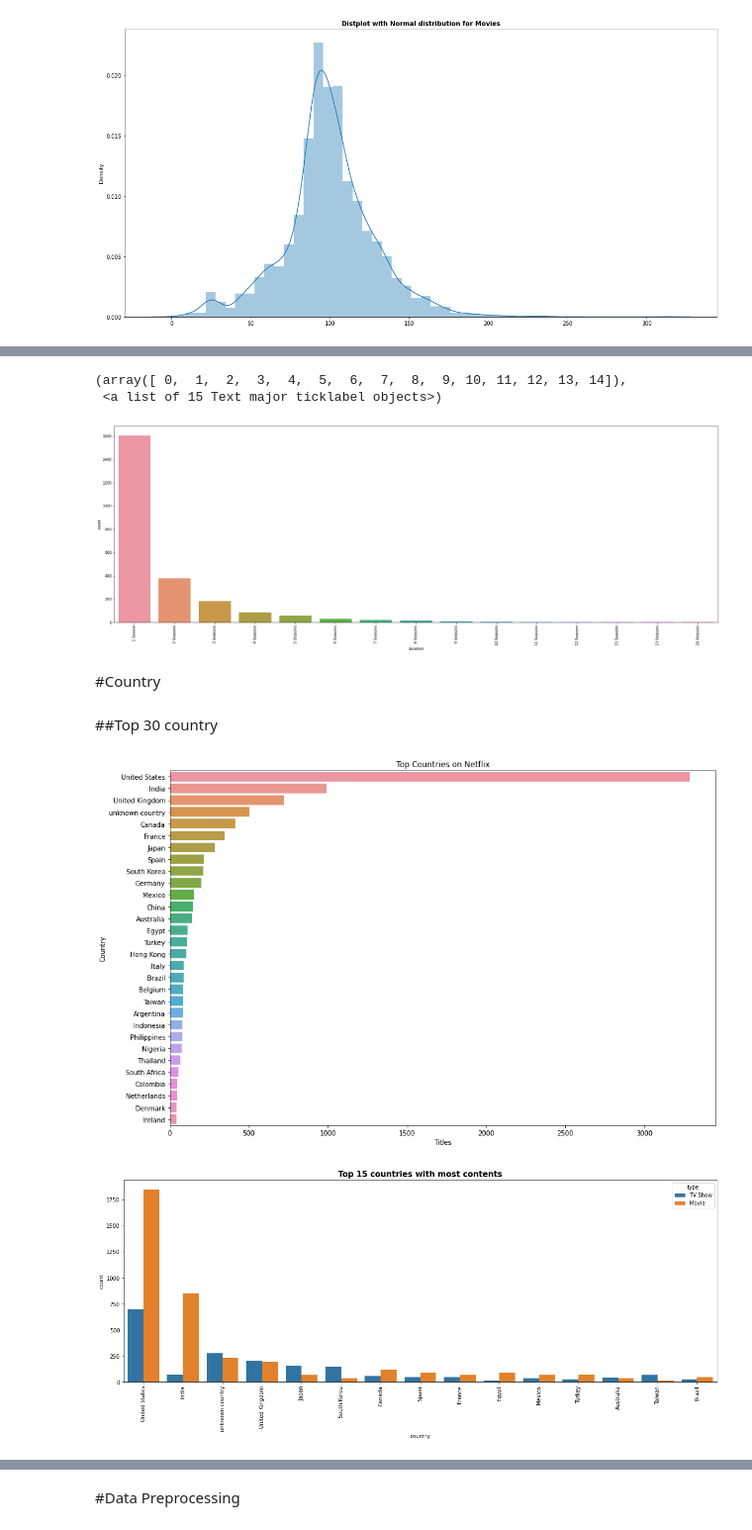
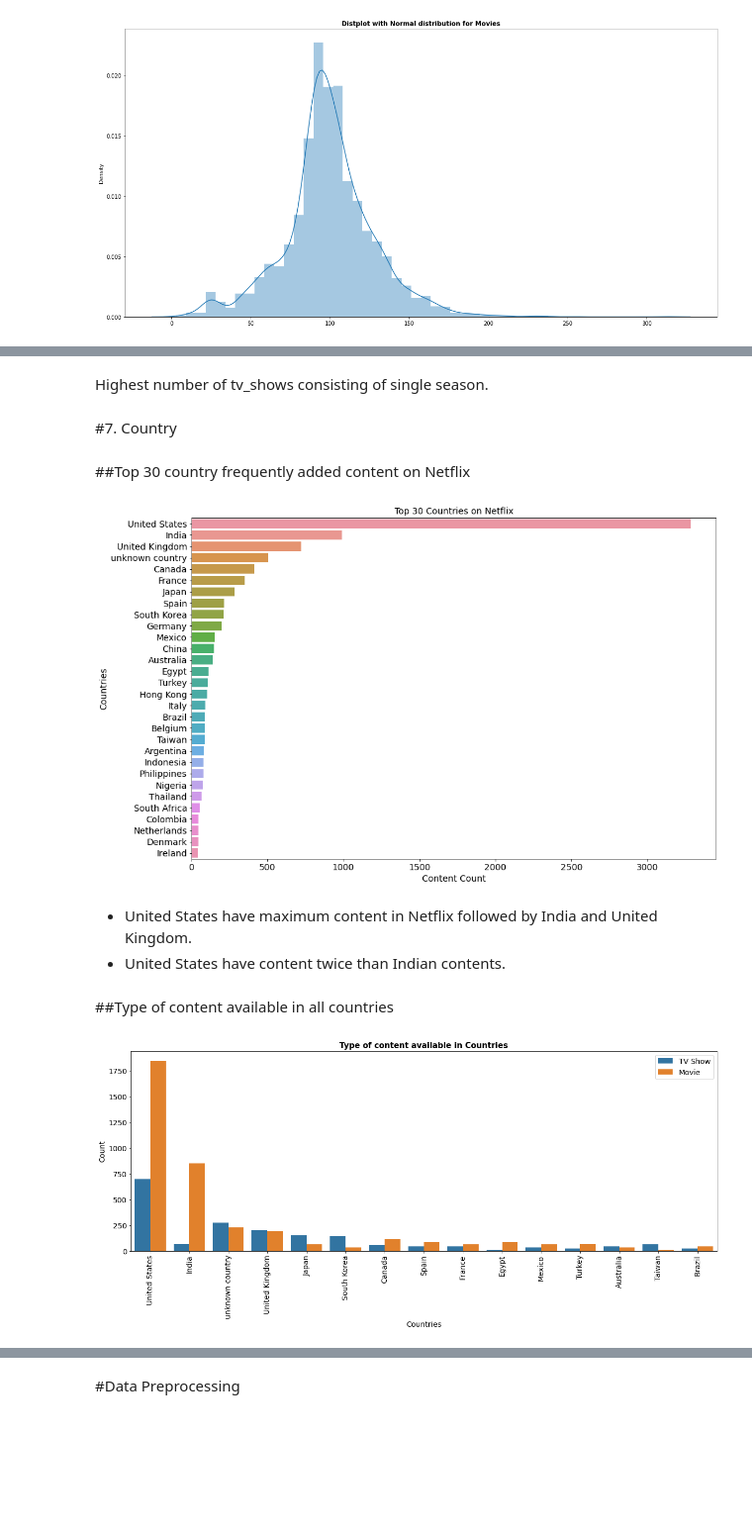
Before and after one commit to Zeeshan00789/NETFLIX-MOVIES-AND-TV-SHOWS-CLUSTERING-, a Jupyter notebook: NETFLIX_MOVIES_AND_TV_SHOWS_CLUSTERING.ipynb, the cells around one changed output, grey strips where cells are left out. Shown at 99% size. Cells and saved outputs as stored; diff of their text form; code cells hidden in the pictures; blank space fills up the shorter version.

```diff
--- a/NETFLIX_MOVIES_AND_TV_SHOWS_CLUSTERING.ipynb
+++ b/NETFLIX_MOVIES_AND_TV_SHOWS_CLUSTERING.ipynb
@@ -480,35 +442,60 @@ plt.xticks(rotation=90)
-# %%
-plt.figure(figsize=(30,10))
-
-
-sns.countplot(x=tv_shows['duration'], data=tv_shows,order= tv_shows['duration'].value_counts().index[0:50])
-plt.xticks(rotation=90)
-# %% [output]
-(array([ 0,  1,  2,  3,  4,  5,  6,  7,  8,  9, 10, 11, 12, 13, 14]),
- <a list of 15 Text major ticklabel objects>)
-[figure, removed]
+# %% [markdown]
+Highest number of tv_shows consisting of single season.
 # %% [markdown]
-#Country
+#7. Country
 # %% [markdown]
-##Top 30 country
+##Top 30 country frequently added content on Netflix
 # %%
+#plot of top countries
 filtered_countries = df.set_index('title').country.str.split(', ', expand=True).stack().reset_index(level=1, drop=True);
 filtered_countries = filtered_countries[filtered_countries != 'Country Unavailable']
 
+#fig size
 plt.figure(figsize=(15,10))
+
+#plot
 g = sns.countplot(y = filtered_countries, order=filtered_countries.value_counts().index[:30])
-plt.title('Top Countries on Netflix')
-plt.xlabel('Titles')
-plt.ylabel('Country')
+
+#title
+plt.title('Top 30 Countries on Netflix', fontsize=14)
+
+#label
+plt.xlabel('Content Count', fontsize=14)
+plt.ylabel('Countries', fontsize=14)
+
+#font size of x and y axis values
+plt.xticks(fontsize=14)
+plt.yticks(fontsize=14)
 plt.show()
 # %% [output]
-[figure, old version]
+[figure, new version]
+# %% [markdown]
+* United States have maximum content in Netflix followed by India and United Kingdom.
+* United States have content twice than Indian contents.
+# %% [markdown]
+##Type of content available in all countries
 # %%
+#plot of type and countries
+
+#fig size
 plt.figure(figsize=(20,7))
 
+#plot
 sns.countplot(x=df['country'], order=df['country'].value_counts().index[0:15],hue=df['type'])
-plt.xticks(rotation=90)
-plt.title('Top 15 countries with most contents', fontsize=15, fontweight='bold')
+
+#label
+plt.ylabel('Count', fontsize=14)
+plt.xlabel('Countries', fontsize=14)
+
+#font size of x and y axis values
+plt.xticks(rotation=90, fontsize=14)
+plt.yticks(fontsize=14)
+
+#legend
+plt.legend(fontsize=14)
+
+#title
+plt.title('Type of content available in Countries', fontsize=15, fontweight='bold')
 plt.show()
 # %% [output]
-[figure, old version]
+[figure, new version]
```
Also changed, not shown: parts of 74 cells of this notebook.
